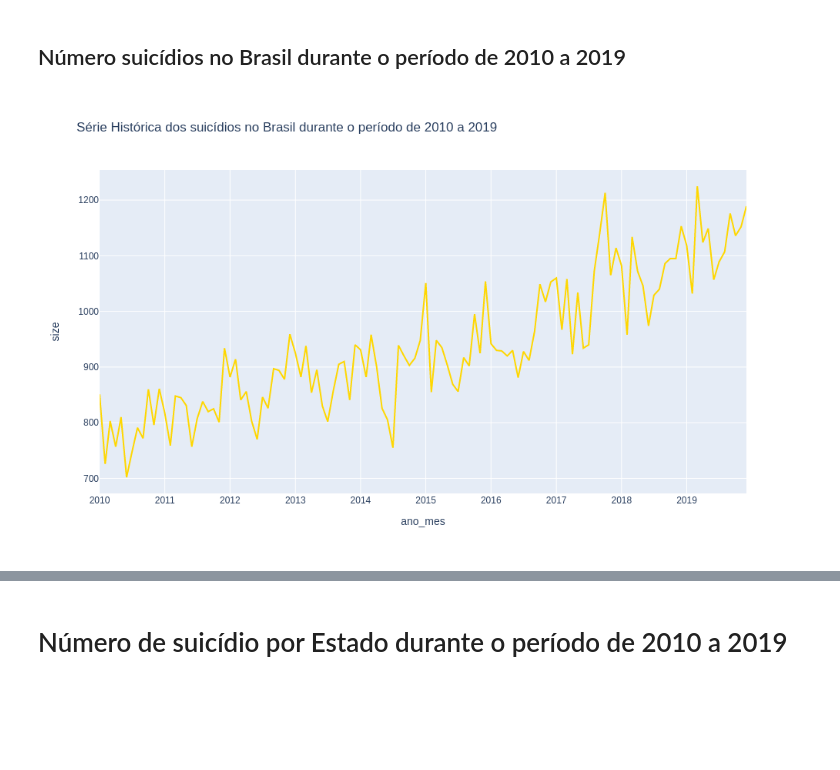
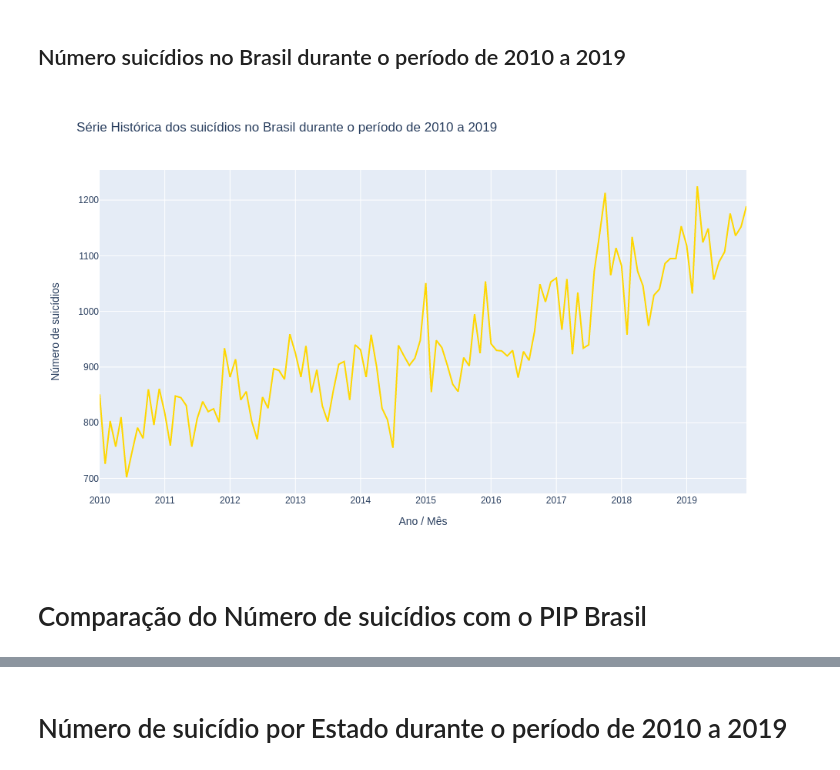
Before and after one commit to escobar-felipe/Projetos, a Jupyter notebook: Suicidio_brasil/Suicide_brazil.ipynb, the cells around one changed output, grey strips where cells are left out. Cells and saved outputs as stored; diff of their text form; code cells hidden in the pictures; blank space fills up the shorter version.

```diff
--- a/Suicidio_brasil/Suicide_brazil.ipynb
+++ b/Suicidio_brasil/Suicide_brazil.ipynb
@@ -122,6 +143,7 @@ df.head()
 # %%
 df['DTOBITO'] = pd.to_datetime( df['DTOBITO'] ,format="%Y/%m/%d")
 df['DTNASC']=  pd.to_datetime( df['DTNASC'] ,format="%Y/%m/%d",errors = 'coerce')
+df['ano_tri'] =df['DTOBITO'].dt.to_period("Q")
 df['ano_mes'] =df['DTOBITO'].dt.strftime('%Y-%m')
 df['ano_nasc'] =df['DTNASC'].dt.strftime('%Y')
 # %%
@@ -186,12 +210,18 @@ df_data.columns = ['ano_mes', 'size']
 # %%
 fig = px.line(df_data,
               x=df_data['ano_mes'],
               y=df_data['size'],
               title='Série Histórica dos suicídios no Brasil durante o período de 2010 a 2019',
               labels=dict(y="Número de casos"),
               color_discrete_sequence=['#ffd700'],
               height=600,
              width=1000)
+fig.update_layout(yaxis_title='Número de suicídios',
+                  xaxis_title='Ano / Mês',
+                  height=600,
+                     width=1000,)
 fig.show("png")
 # %% [output]
-[figure, old version]
+[figure, new version]
+# %% [markdown]
+# Comparação do Número de suicídios com o PIP Brasil
```
Also changed, not shown: parts of 20 cells of this notebook, 1 other file.
